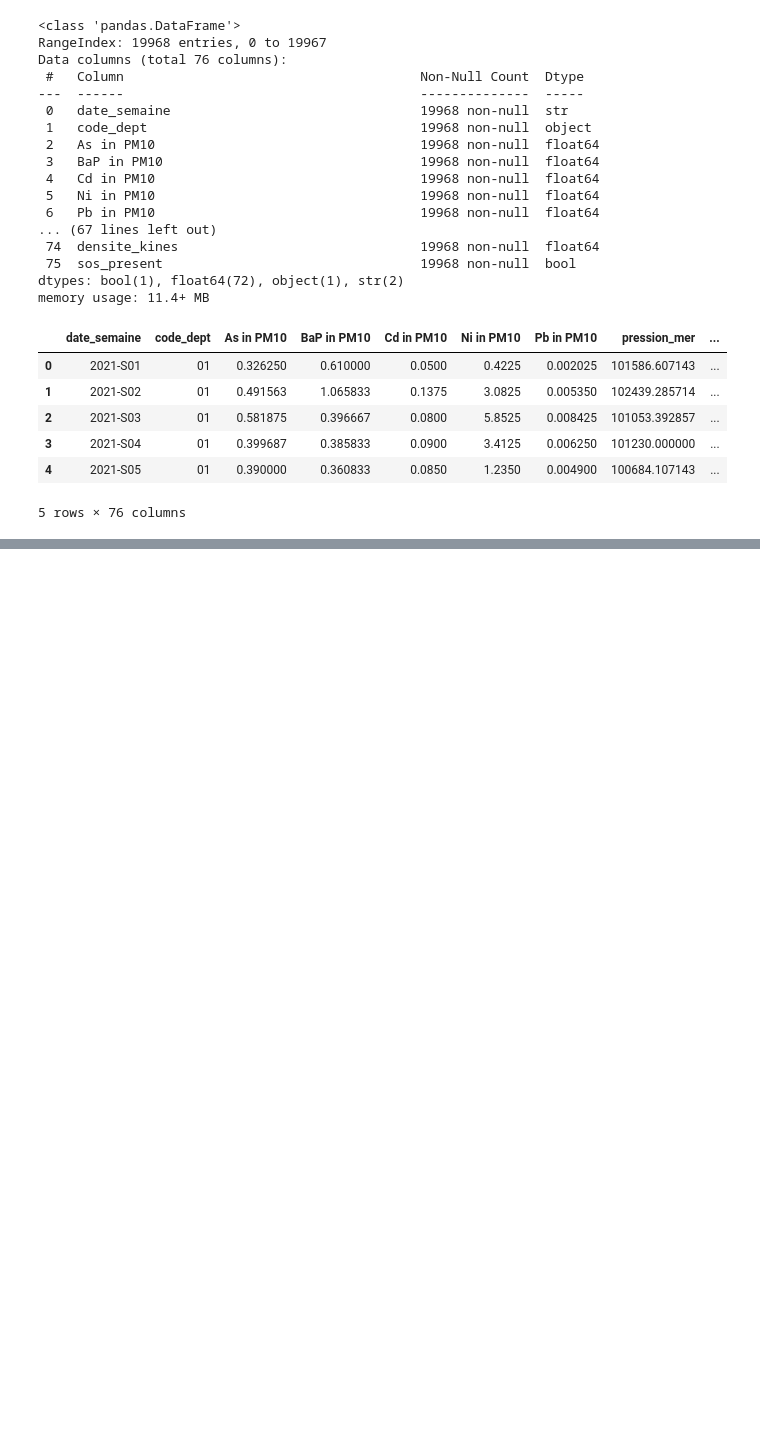
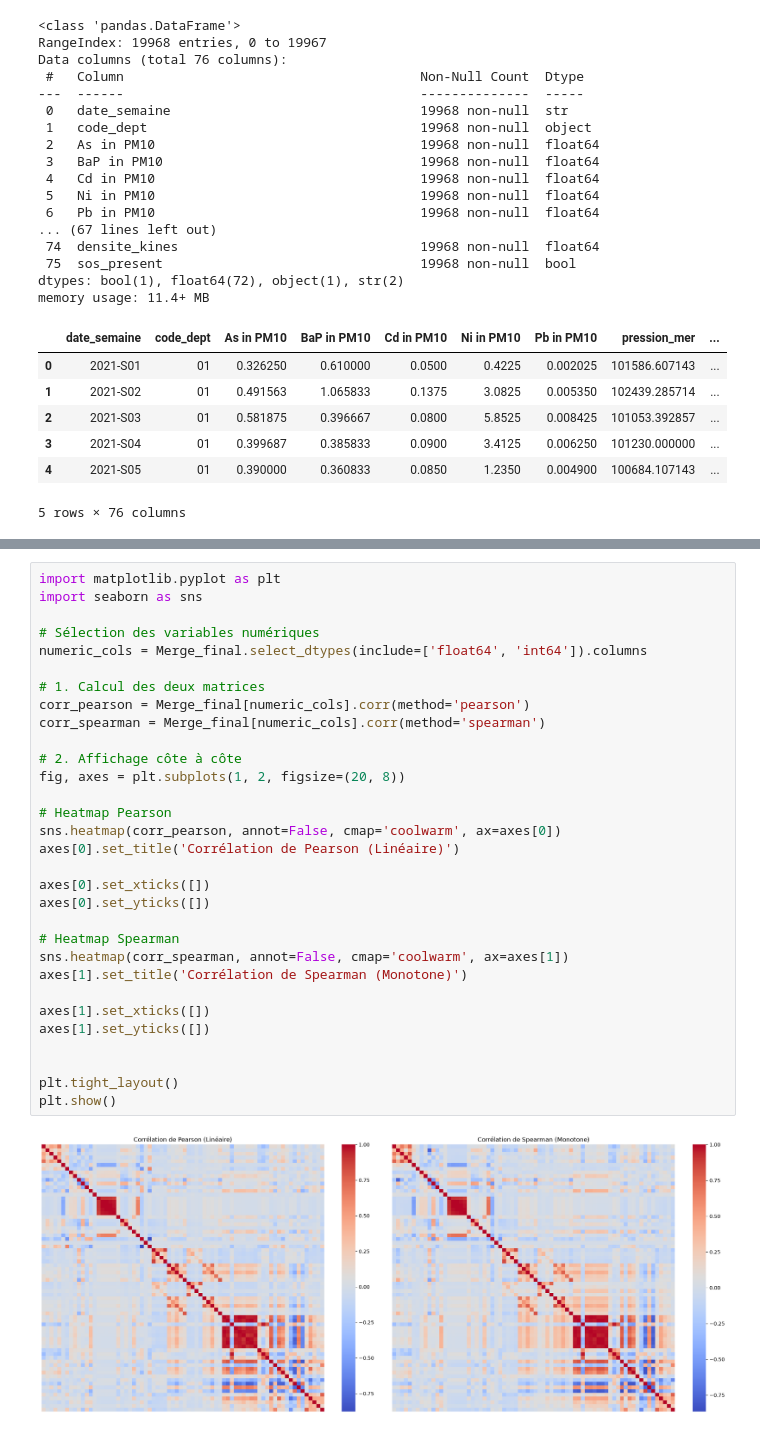
Before and after one commit to jbrocardplatim/LIORA_PROJET_PATHO_RESPIRATOIRES, a Jupyter notebook: notebooks/07_Merge.ipynb, the cells around one changed output, grey strips where cells are left out. Saved outputs shown, nothing was run; the diff lists cells and outputs as text; blank space fills up the shorter version.

Commit message:
MAJ notebook merge

```diff
--- a/notebooks/07_Merge.ipynb
+++ b/notebooks/07_Merge.ipynb
@@ -583,0 +623,33 @@ memory usage: 11.4+ MB
+# %%
+import matplotlib.pyplot as plt
+import seaborn as sns
+
+# Sélection des variables numériques
+numeric_cols = Merge_final.select_dtypes(include=['float64', 'int64']).columns
+
+# 1. Calcul des deux matrices
+corr_pearson = Merge_final[numeric_cols].corr(method='pearson')
+corr_spearman = Merge_final[numeric_cols].corr(method='spearman')
+
+# 2. Affichage côte à côte
+fig, axes = plt.subplots(1, 2, figsize=(20, 8))
+
+# Heatmap Pearson
+sns.heatmap(corr_pearson, annot=False, cmap='coolwarm', ax=axes[0])
+axes[0].set_title('Corrélation de Pearson (Linéaire)')
+
+axes[0].set_xticks([])
+axes[0].set_yticks([])
+
+# Heatmap Spearman
+sns.heatmap(corr_spearman, annot=False, cmap='coolwarm', ax=axes[1])
+axes[1].set_title('Corrélation de Spearman (Monotone)')
+
+axes[1].set_xticks([])
+axes[1].set_yticks([])
+
+
+plt.tight_layout()
+plt.show()
+# %% [output]
+[figure, added]
```
Also changed, not shown: parts of 2 cells of this notebook, 1 other file.
